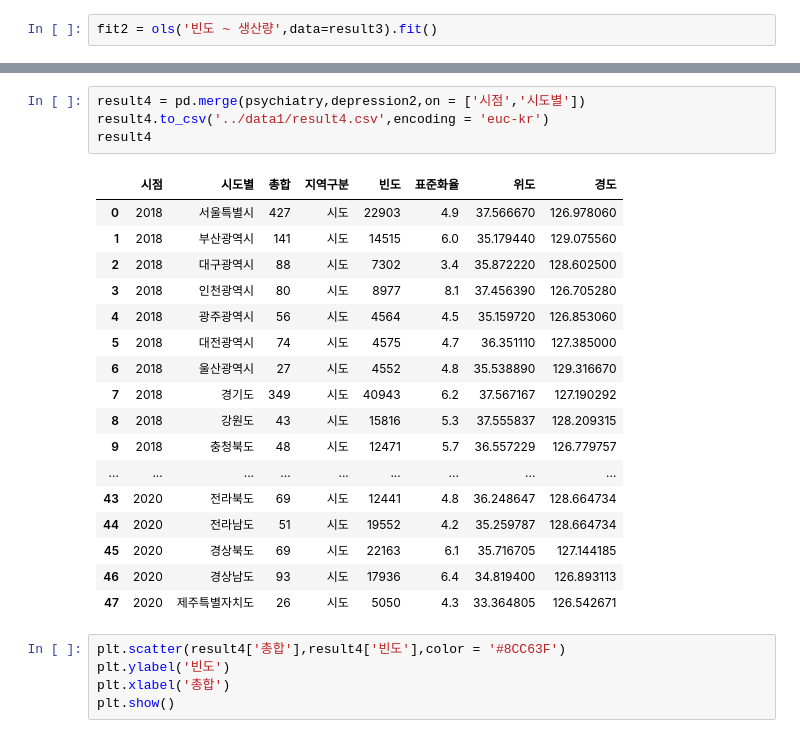
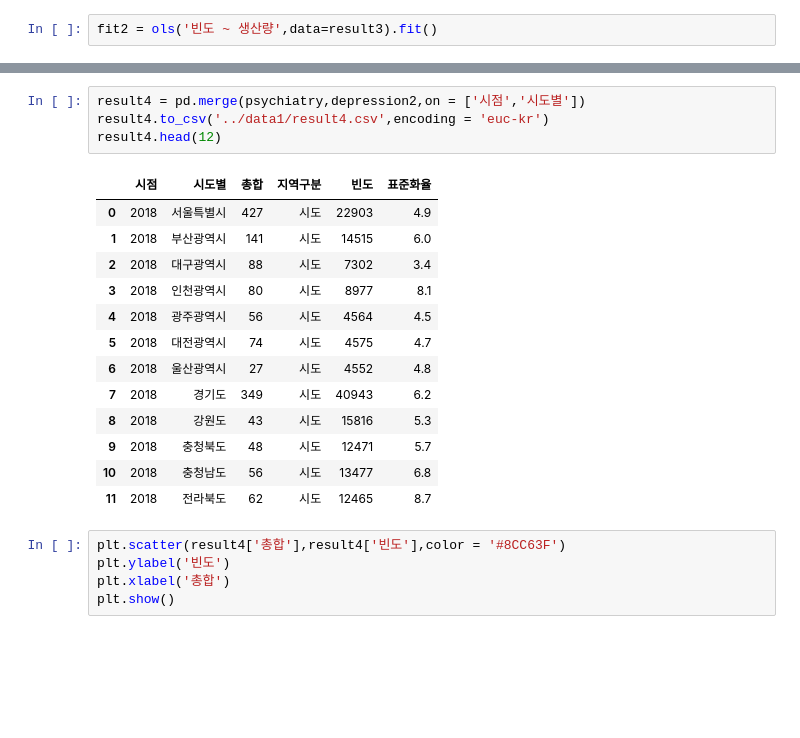
Before and after one commit to geun98/python, a Jupyter notebook: Untitled.ipynb, the cells around one changed output, grey strips where cells are left out. Drawn from its saved outputs; the diff is of its cells as text; blank space fills up the shorter version.

```diff
--- a/Untitled.ipynb
+++ b/Untitled.ipynb
@@ -392,25 +394,21 @@ strong multicollinearity or other numerical problems.
 # %%
 result4 = pd.merge(psychiatry,depression2,on = ['시점','시도별'])
 result4.to_csv('../data1/result4.csv',encoding = 'euc-kr')
-result4
+result4.head(12)
 # %% [output]
-|  | 시점 | 시도별 | 총합 | 지역구분 | 빈도 | 표준화율 | 위도 | 경도 |
-| 0 | 2018 | 서울특별시 | 427 | 시도 | 22903 | 4.9 | 37.566670 | 126.978060 |
-| 1 | 2018 | 부산광역시 | 141 | 시도 | 14515 | 6.0 | 35.179440 | 129.075560 |
-| 2 | 2018 | 대구광역시 | 88 | 시도 | 7302 | 3.4 | 35.872220 | 128.602500 |
-| 3 | 2018 | 인천광역시 | 80 | 시도 | 8977 | 8.1 | 37.456390 | 126.705280 |
-| 4 | 2018 | 광주광역시 | 56 | 시도 | 4564 | 4.5 | 35.159720 | 126.853060 |
-| 5 | 2018 | 대전광역시 | 74 | 시도 | 4575 | 4.7 | 36.351110 | 127.385000 |
-| 6 | 2018 | 울산광역시 | 27 | 시도 | 4552 | 4.8 | 35.538890 | 129.316670 |
-| 7 | 2018 | 경기도 | 349 | 시도 | 40943 | 6.2 | 37.567167 | 127.190292 |
-| 8 | 2018 | 강원도 | 43 | 시도 | 15816 | 5.3 | 37.555837 | 128.209315 |
-| 9 | 2018 | 충청북도 | 48 | 시도 | 12471 | 5.7 | 36.557229 | 126.779757 |
-| ... | ... | ... | ... | ... | ... | ... | ... | ... |
-| 43 | 2020 | 전라북도 | 69 | 시도 | 12441 | 4.8 | 36.248647 | 128.664734 |
-| 44 | 2020 | 전라남도 | 51 | 시도 | 19552 | 4.2 | 35.259787 | 128.664734 |
-| 45 | 2020 | 경상북도 | 69 | 시도 | 22163 | 6.1 | 35.716705 | 127.144185 |
-| 46 | 2020 | 경상남도 | 93 | 시도 | 17936 | 6.4 | 34.819400 | 126.893113 |
-| 47 | 2020 | 제주특별자치도 | 26 | 시도 | 5050 | 4.3 | 33.364805 | 126.542671 |
+|  | 시점 | 시도별 | 총합 | 지역구분 | 빈도 | 표준화율 |
+| 0 | 2018 | 서울특별시 | 427 | 시도 | 22903 | 4.9 |
+| 1 | 2018 | 부산광역시 | 141 | 시도 | 14515 | 6.0 |
+| 2 | 2018 | 대구광역시 | 88 | 시도 | 7302 | 3.4 |
+| 3 | 2018 | 인천광역시 | 80 | 시도 | 8977 | 8.1 |
+| 4 | 2018 | 광주광역시 | 56 | 시도 | 4564 | 4.5 |
+| 5 | 2018 | 대전광역시 | 74 | 시도 | 4575 | 4.7 |
+| 6 | 2018 | 울산광역시 | 27 | 시도 | 4552 | 4.8 |
+| 7 | 2018 | 경기도 | 349 | 시도 | 40943 | 6.2 |
+| 8 | 2018 | 강원도 | 43 | 시도 | 15816 | 5.3 |
+| 9 | 2018 | 충청북도 | 48 | 시도 | 12471 | 5.7 |
+| 10 | 2018 | 충청남도 | 56 | 시도 | 13477 | 6.8 |
+| 11 | 2018 | 전라북도 | 62 | 시도 | 12465 | 8.7 |
 # %%
 plt.scatter(result4['총합'],result4['빈도'],color = '#8CC63F')
 plt.ylabel('빈도')
```
Also changed, not shown: parts of 7 cells of this notebook.
